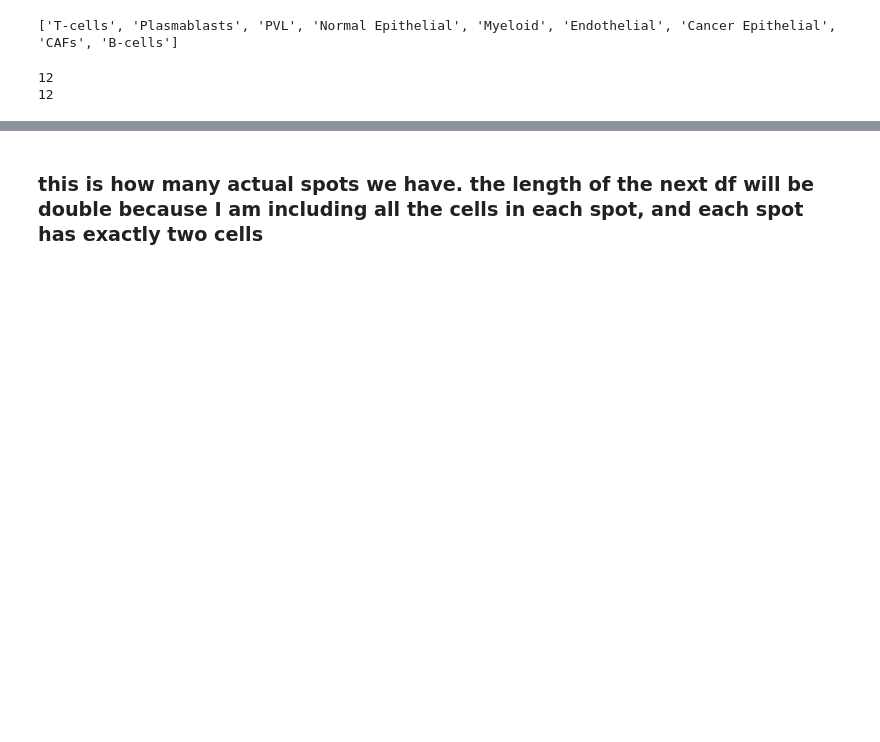
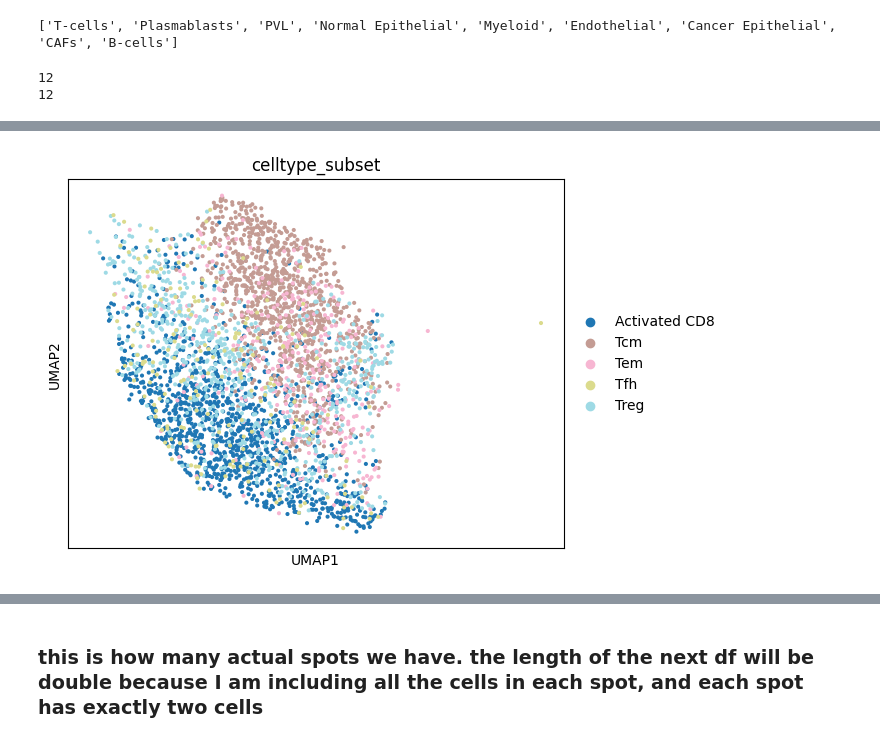
Before and after one commit to reformist/Mapping-scRNA-seq-Variability-Using-Co-Embedding-to-Understand-Cell-Neighborhood-Effects, a Jupyter notebook: starfysh_reproducibility-main/simulation/cn_generation.ipynb, the cells around one changed output, grey strips where cells are left out. Cells and saved outputs as stored; diff of their text form; code cells hidden in the pictures; blank space fills up the shorter version.

```diff
--- a/starfysh_reproducibility-main/simulation/cn_generation.ipynb
+++ b/starfysh_reproducibility-main/simulation/cn_generation.ipynb
@@ -360,0 +535,4 @@ for i in range(100): # only want 10 spots
+# %%
+sc.pl.umap(adata_count_matrix_t_cn_t_cell, color = 'celltype_subset' )
+# %% [output]
+[figure, added]
```
Also changed, not shown: parts of 33 cells of this notebook.
